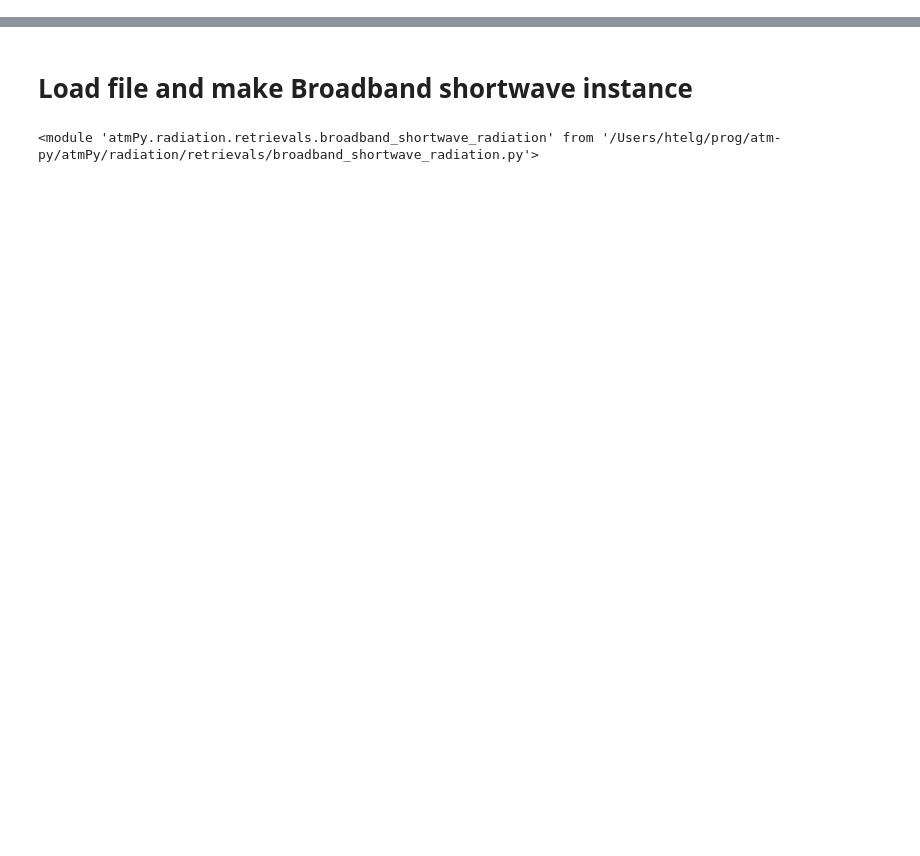
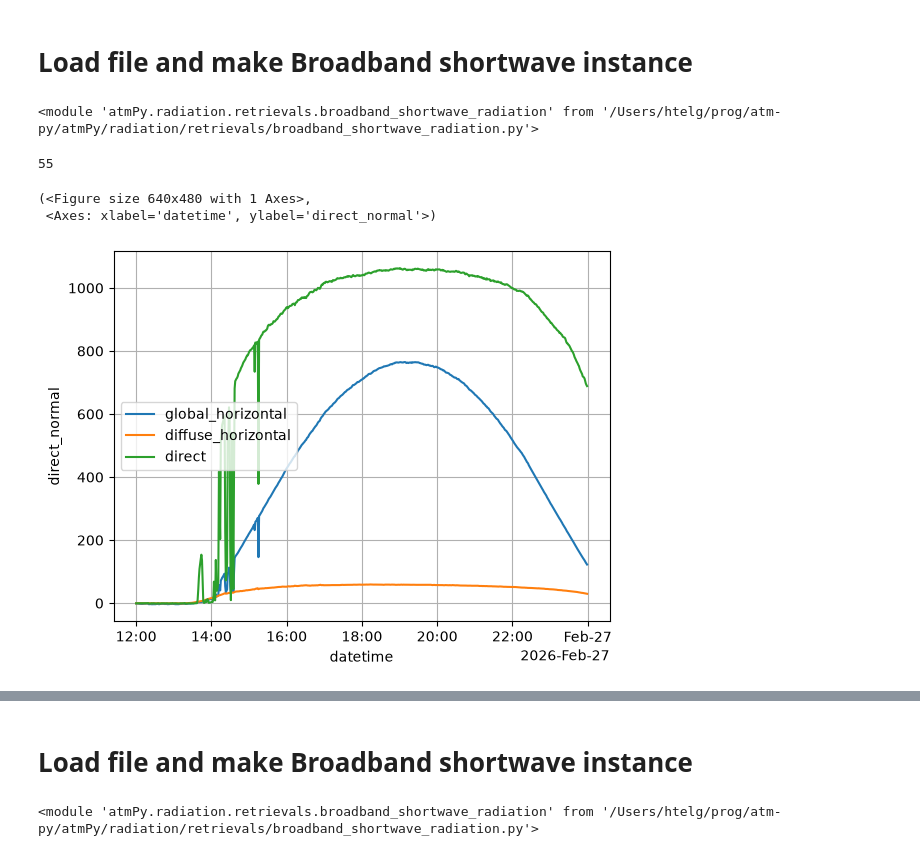
Before and after one commit to hagne/atm-py, a Jupyter notebook: examples/radiation/radflux/radflux.ipynb, the cells around one changed output, grey strips where cells are left out. Cells and saved outputs as stored; diff of their text form; code cells hidden in the pictures; blank space fills up the shorter version.

```diff
--- a/examples/radiation/radflux/radflux.ipynb
+++ b/examples/radiation/radflux/radflux.ipynb
@@ -0,0 +14,49 @@
+# %% [markdown]
+# Load file and make Broadband shortwave instance
+# %%
+db = srfdb.SurfradDatabase(srfdb.get_default_db_path())
+siteinfo = db.find_site_info(abb = 'tbl')
+# %%
+p2fld = pl.Path('/Volumes/grad/surfrad/products_level1/radiation_netcdf/v1.1/tbl/2026/')
+
+p2flist = list(p2fld.glob('*.nc'))
+
+p2flist.sort()
+# %%
+reload(atmbsr.atmcsk)
+reload(atmbsr.atmradflux)
+reload(atmbsr)
+# %% [output]
+<module 'atmPy.radiation.retrievals.broadband_shortwave_radiation' from '/Users/htelg/prog/atm-py/atmPy/radiation/retrievals/broadband_shortwave_radiation.py'>
+# %%
+# i = 16, 55
+# i +=1
+print(i)
+# dso = xr.open_dataset(p2flist[i])
+dso = xr.open_mfdataset(p2flist[i:i+1])
+
+rename = {'dw_solar': 'global_horizontal',
+          'diffuse' : 'diffuse_horizontal',
+          'direct_n': 'direct_normal'}
+ds = dso.rename_vars(rename)
+ds.attrs['site'] = 'tbl'
+ds.attrs['latitude'] = siteinfo.latitude
+ds.attrs['longitude'] = siteinfo.longitude
+ds.attrs['elevation'] = siteinfo.elevation
+
+# ds = ds.sel(datetime = slice('2026-01-15 12:00:00', '2026-01-16 02:00:00'))
+dts = pd.to_datetime(ds.datetime.values[0])
+start = pd.to_datetime(dts.strftime('%Y%m%d 12:00:00'))
+dte = dts+pd.to_timedelta(1,'D')
+end = pd.to_datetime(dte.strftime('%Y%m%d 02:00:00'))
+
+ds = ds.sel(datetime = slice(start, end))
+bsri = atmbsr.CombinedGlobalDiffuseDirect(ds, verbose=True)
+self = bsri
+
+self.plot_overview()
+# %% [output]
+55
+(<Figure size 640x480 with 1 Axes>,
+ <Axes: xlabel='datetime', ylabel='direct_normal'>)
+[figure, added]
```
Also changed, not shown: parts of 25 cells of this notebook, 4 other files.
